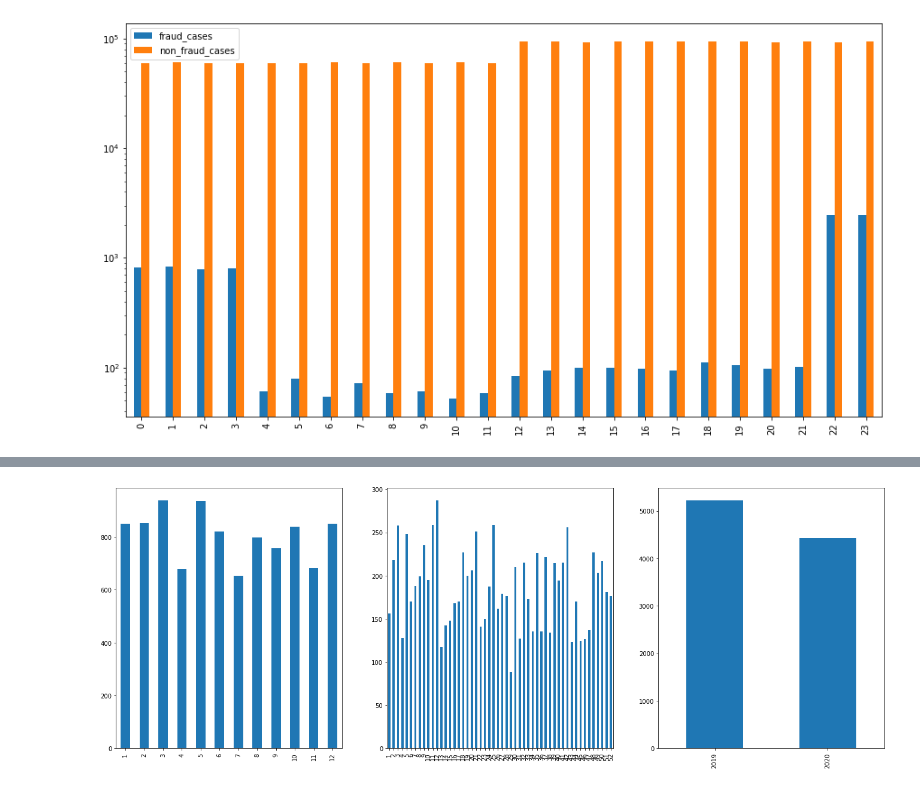
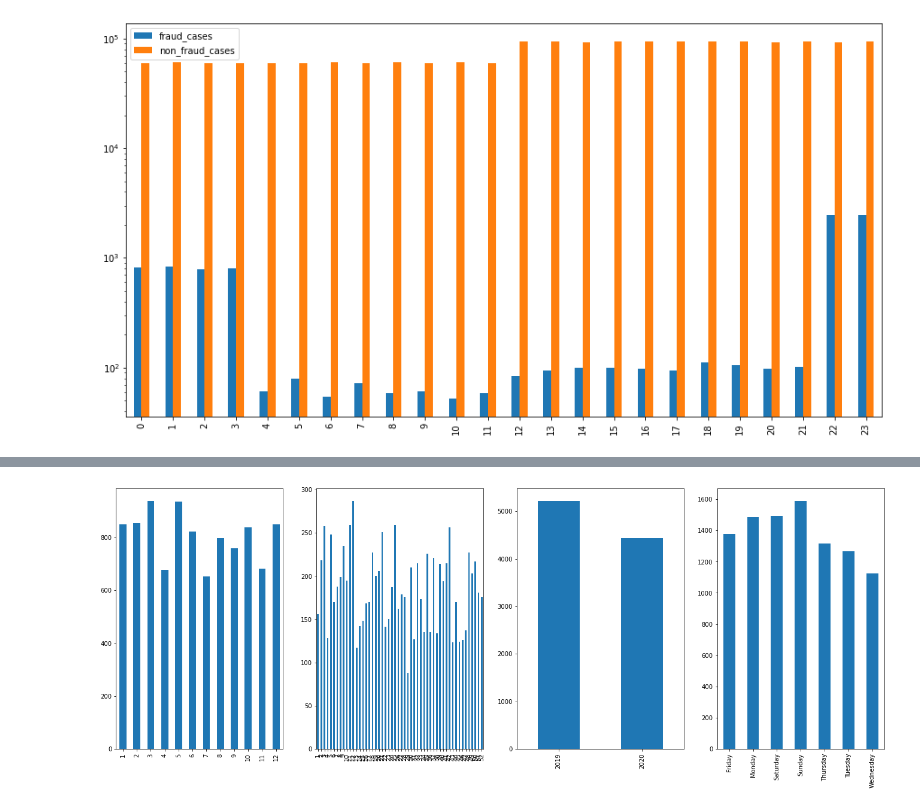
Before and after one commit to ditzlike/emlp_project, a Jupyter notebook: wip_notebook.ipynb, the cells around one changed output, grey strips where cells are left out. Cells and saved outputs as stored; diff of their text form; code cells hidden in the pictures.

```diff
--- a/wip_notebook.ipynb
+++ b/wip_notebook.ipynb
@@ -120,7 +173,7 @@ In order to characterise fraud, we will filter for all occurences of fraud and p
 # %%
 fraud_df = combined_df[combined_df.is_fraud == 1]
 # TODO: filter this or make more analysis
-fraud_df = fraud_df[['gender', 'category', 'merchant', 'city', 'state', 'job', 'week', 'hour', 'month', 'year', 'trans_date_trans_time']]
+fraud_df = fraud_df[['gender', 'category', 'merchant', 'city', 'state', 'job', 'week', 'hour', 'day', 'month', 'year', 'trans_date_trans_time']]
 #fraud_df.groupby('category').count().plot(kind = 'bar', legend = False)
 plt.figure(figsize = (17,5))
 plt.subplot(131)
@@ -194,12 +243,14 @@ ax.set_yscale('log')
 # %%
 plt.figure(figsize = (23,8))
-plt.subplot(131)
+plt.subplot(141)
 fraud_df['month'].value_counts().sort_index().plot(kind = 'bar')
-plt.subplot(132)
+plt.subplot(142)
 fraud_df['week'].value_counts().sort_index().plot(kind = 'bar')
-plt.subplot(133)
+plt.subplot(143)
 fraud_df['year'].value_counts().sort_index().plot(kind = 'bar')
+plt.subplot(144)
+fraud_df['day'].value_counts().sort_index().plot(kind = 'bar')
 
 plt.show()
 # %% [output]
-[figure, old version]
+[figure, new version]
```
Also changed, not shown: parts of 22 cells of this notebook.
